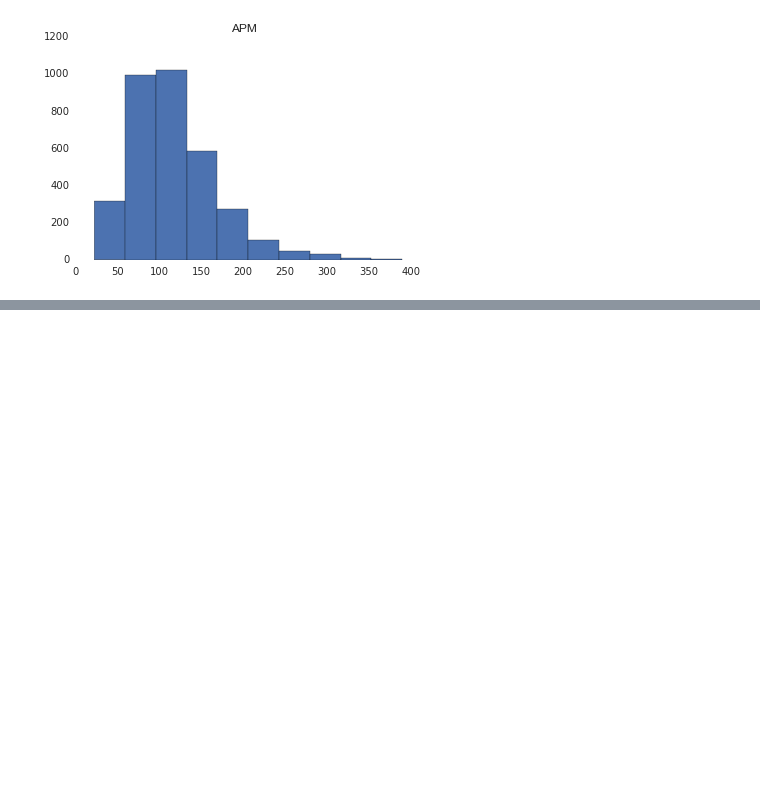
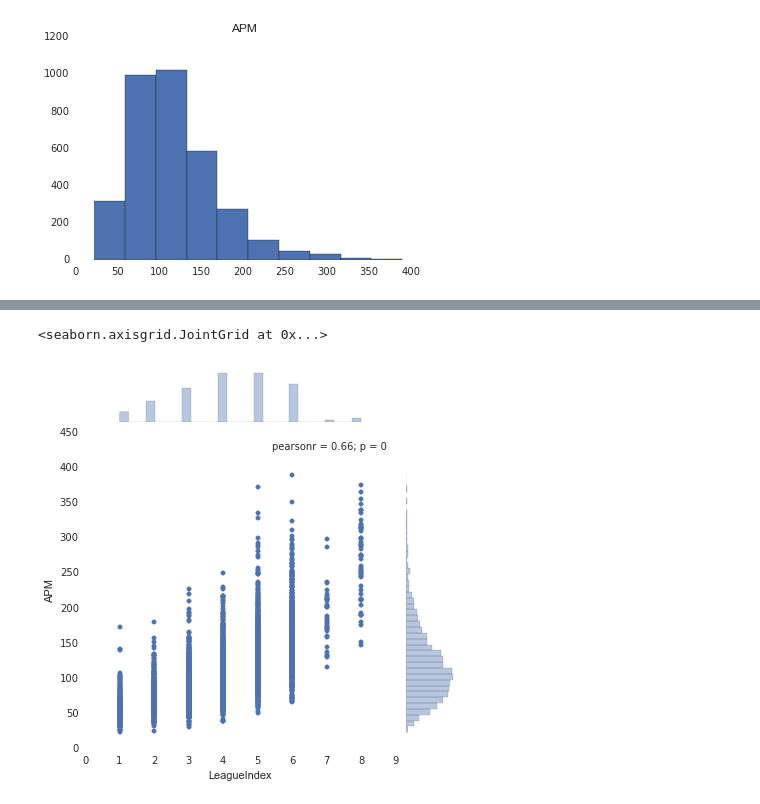
Before and after one commit to DELabUW/szkola-letnia-2015, a Jupyter notebook: zajecia/dzien3_regresja.ipynb, the cells around one changed output, grey strips where cells are left out. Drawn from its saved outputs; the diff is of its cells as text; code cells hidden in the pictures; blank space fills up the shorter version.

```diff
--- a/zajecia/dzien3_regresja.ipynb
+++ b/zajecia/dzien3_regresja.ipynb
@@ -97,0 +122,5 @@ for col in df_some:
+# %%
+sns.jointplot(x="LeagueIndex", y="APM", data=df_some)
+# %% [output]
+<seaborn.axisgrid.JointGrid at 0x...>
+[figure, added]
```
Also changed, not shown: parts of 18 cells of this notebook, 1 other file.
